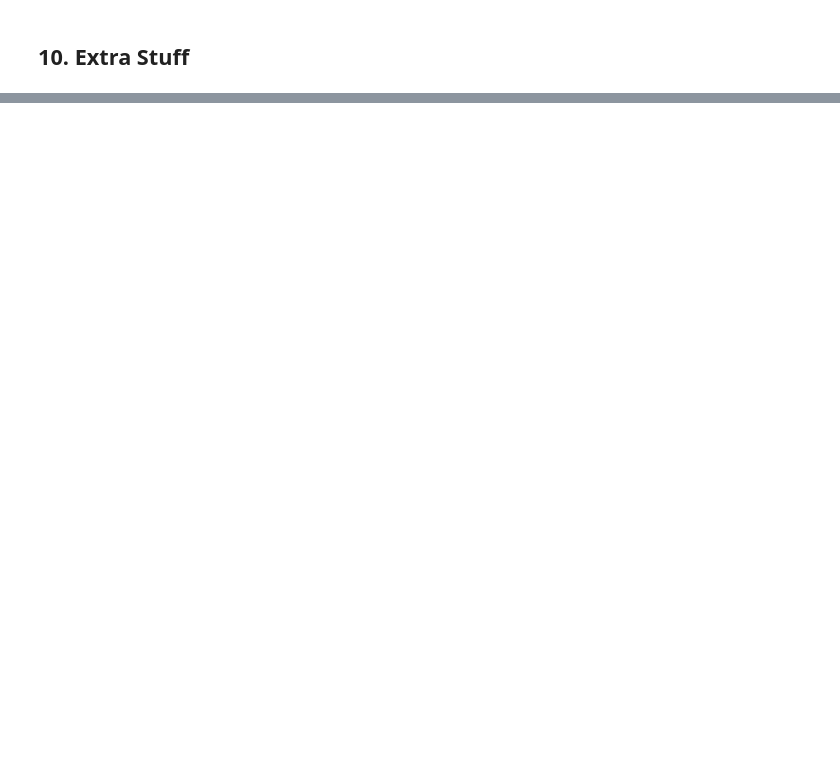
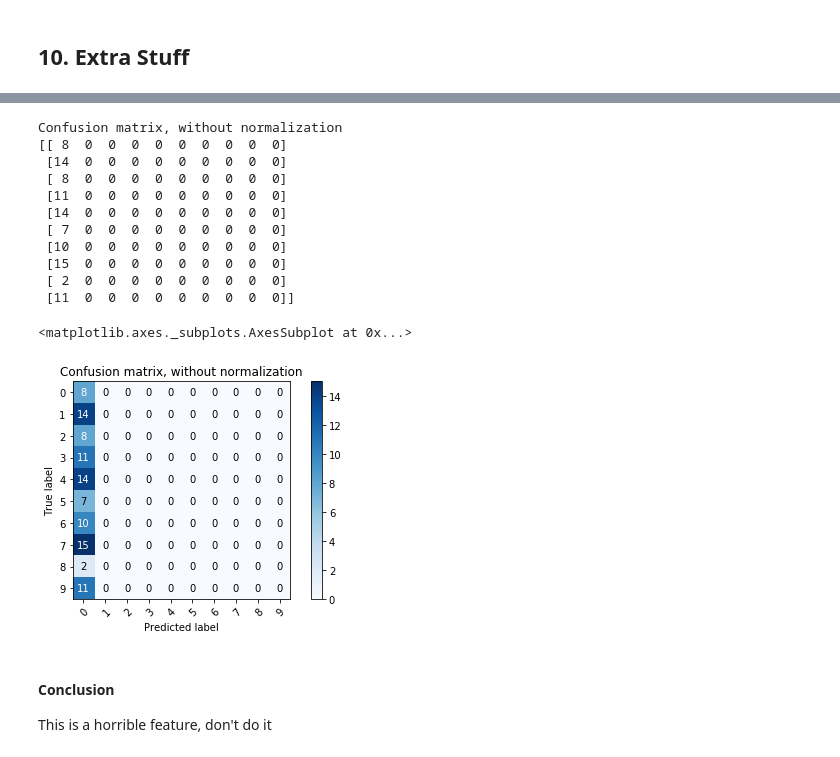
Before and after one commit to FarisHijazi/ICS-485-Machine-Learning, a Jupyter notebook: Assignment1_KNN_mnist_from_scratch/Assignment-1.ipynb, the cells around one changed output, grey strips where cells are left out. Saved outputs shown, nothing was run; the diff lists cells and outputs as text; code cells hidden in the pictures; blank space fills up the shorter version.

```diff
--- a/Assignment1_KNN_mnist_from_scratch/Assignment-1.ipynb
+++ b/Assignment1_KNN_mnist_from_scratch/Assignment-1.ipynb
@@ -128,0 +146,6 @@ For the purposes of nearest neighbor computations, the two are equivalent: for t
+# %%
+def ln_dist(a, b, n=2):
+    return np.linalg.norm(np.subtract(a, b), ord=n)
+
+def euclidean_dist(a, b):
+    return np.linalg.norm(np.subtract(a, b))
@@ -197,0 +336,17 @@ Write code that allows you to select the hyper-parameters (distance measure and
+# %%
+import itertools
+
+param_grid = {
+    'K': [2, 4, 10, 100],
+    'dist_metric': [1, 2],
+    'weighted': [False]
+}
+
+index2key = dict(enumerate(param_grid))
+
+param_combos = []
+for i, combo in enumerate(itertools.product(*param_grid.values())): #finding the product (all combinations)
+    params = {index2key[i] : val for i, val in enumerate(combo)} # create a hyperparam dictionary
+    param_combos.append(params)
+
+print('all combinations of hyperparams to try:\n', param_combos)
@@ -246,0 +622,29 @@ You are invited to try some more ideas as extra work like:
+# %%
+# testing training:
+# trainx, valx, trainy, valy
+def custom_feature_distance(a, b, **kwargs):
+    # counting the horizontal lines, and passing the number of white pixels as the distance
+    a_sum = [sum(col) for col in a.reshape(28, 28)]
+    b_sum = [sum(col) for col in b.reshape(28, 28)]
+    return sum(np.subtract(a_sum, b_sum))
+
+y_pred = KNN(train_data, train_labels, test_data, K=10, dist_metric=custom_feature_distance)
+accuracy_score(test_labels, y_pred)
+plot_confusion_matrix(test_labels, y_pred, np.array([0,1,2,3,4,5,6,7,8,9]))
+# %% [output]
+Confusion matrix, without normalization
+[[ 8  0  0  0  0  0  0  0  0  0]
+ [14  0  0  0  0  0  0  0  0  0]
+ [ 8  0  0  0  0  0  0  0  0  0]
+ [11  0  0  0  0  0  0  0  0  0]
+ [14  0  0  0  0  0  0  0  0  0]
+ [ 7  0  0  0  0  0  0  0  0  0]
+ [10  0  0  0  0  0  0  0  0  0]
+ [15  0  0  0  0  0  0  0  0  0]
+ [ 2  0  0  0  0  0  0  0  0  0]
+ [11  0  0  0  0  0  0  0  0  0]]
+<matplotlib.axes._subplots.AxesSubplot at 0x...>
+[figure, added]
+# %% [markdown]
+#### Conclusion
+This is a horrible feature, don't do it
```
Also changed, not shown: parts of 43 cells of this notebook, 24 other files.
